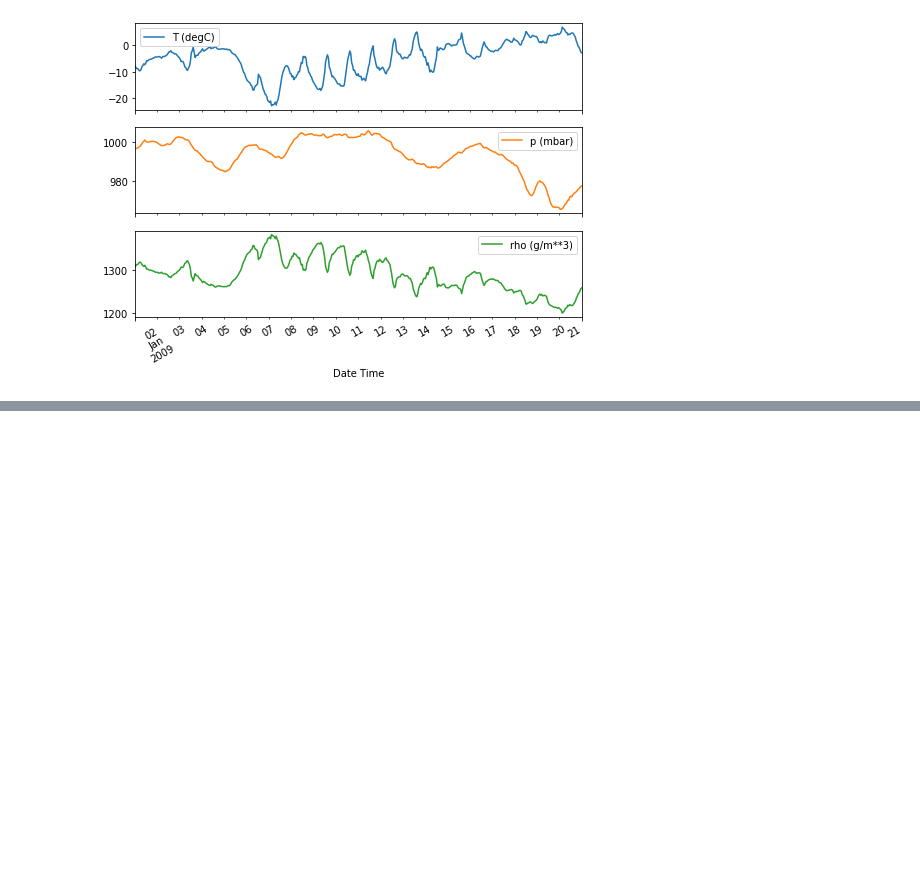
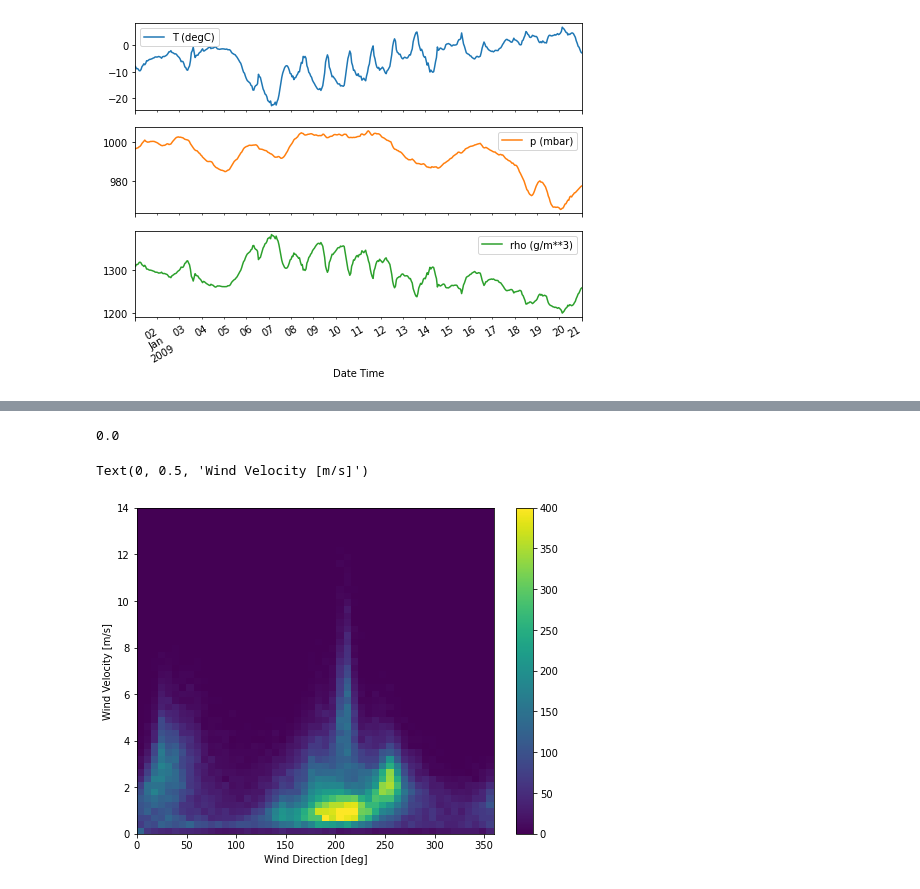
Before and after one commit to snrarueh/time_series_2, a Jupyter notebook: 01_time_series.ipynb, the cells around one changed output, grey strips where cells are left out. Saved outputs shown, nothing was run; the diff lists cells and outputs as text; code cells hidden in the pictures; blank space fills up the shorter version.

Commit message:
added wind correction

```diff
--- a/01_time_series.ipynb
+++ b/01_time_series.ipynb
@@ -57,0 +80,21 @@ The epoch2num function was deprecated in Matplotlib 3.3 and will be removed two
+# %%
+wv = df['wv (m/s)']
+bad_wv = wv == -9999.0
+wv[bad_wv] = 0.0
+
+max_wv = df['max. wv (m/s)']
+bad_max_wv = max_wv == -9999.0
+max_wv[bad_max_wv] = 0.0
+
+# The above inplace edits are reflected in the DataFrame
+df['wv (m/s)'].min()
+# %% [output]
+0.0
+# %%
+plt.hist2d(df['wd (deg)'], df['wv (m/s)'], bins=(50, 50), vmax=400)
+plt.colorbar()
+plt.xlabel('Wind Direction [deg]')
+plt.ylabel('Wind Velocity [m/s]')
+# %% [output]
+Text(0, 0.5, 'Wind Velocity [m/s]')
+[figure, added]
```
Also changed, not shown: parts of 4 cells of this notebook.
